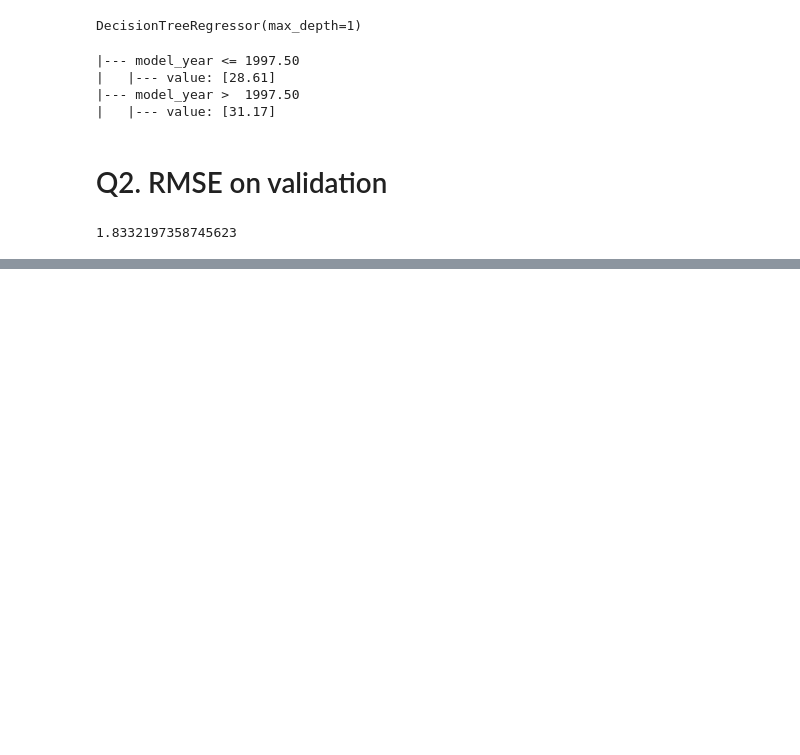
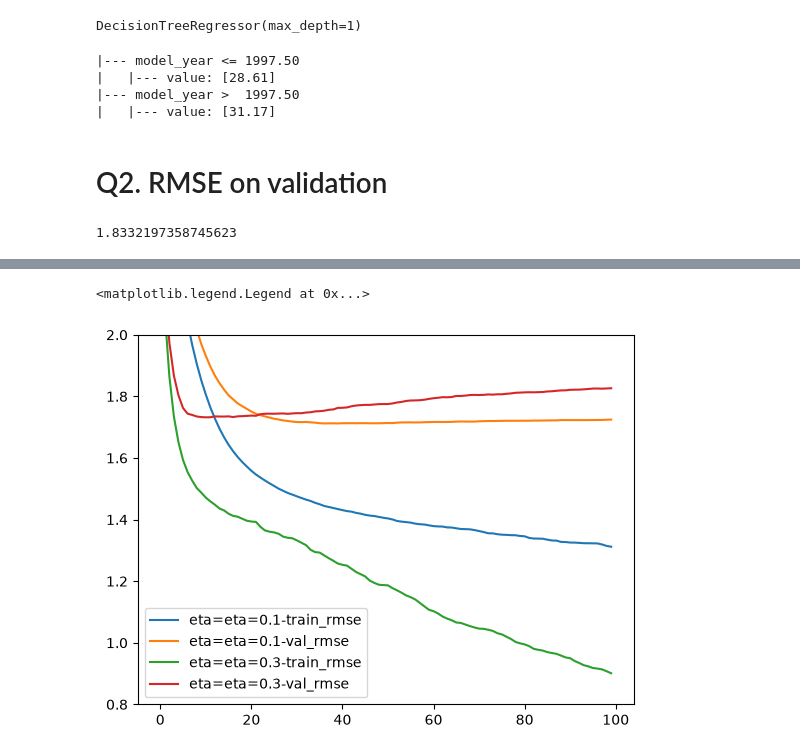
Before and after one commit to GustavoRusso/ml-zoomcamp-homework, a Jupyter notebook: 06-trees/06-trees-lectures-hw.ipynb, the cells around one changed output, grey strips where cells are left out. Drawn from its saved outputs; the diff is of its cells as text; code cells hidden in the pictures; blank space fills up the shorter version.

```diff
--- a/06-trees/06-trees-lectures-hw.ipynb
+++ b/06-trees/06-trees-lectures-hw.ipynb
@@ -164,0 +167,16 @@ RMSE_val
+# %%
+#let's experiment with the n_estimators parameter
+# Try these values of this parameter: [10, 50, 100, 150].
+# Set random_state to 1.
+# Evaluate the model on the validation dataset
+
+scores = []
+
+for n in [10, 50, 100, 150]:
+    rf = RandomForestRegressor(n_estimators=n, random_state=1, n_jobs=-1)
+    rf.fit(X_train, y_train)
+    y_pred = rf.predict(X_val)
+    RMSE_val = root_mean_squared_error(y_val, y_pred)
+    scores.append((n, RMSE_val))
+
+scores
@@ -164,0 +242,16 @@ RMSE_val
+# %%
+# Train the model with these parameters:
+#   n_estimators=10,
+#   max_depth=20,
+#   random_state=1,
+#   n_jobs=-1 (optional)
+
+rf = RandomForestRegressor(n_estimators=10, max_depth=20, random_state=1, n_jobs=-1)
+rf.fit(X_train, y_train)
+
+df_importances = pd.DataFrame({
+    'feature': dv.get_feature_names_out(),
+    'importance': rf.feature_importances_
+}).sort_values('importance', ascending=False)
+
+df_importances
@@ -164,0 +343,11 @@ RMSE_val
+# %%
+from matplotlib import pyplot as plt
+for key, df_score in xgb_scores.items():
+    plt.plot(df_score.num_iter, df_score.train_rmse, label=f'eta={key}-train_rmse')
+    plt.plot(df_score.num_iter, df_score.val_rmse, label=f'eta={key}-val_rmse')
+
+plt.ylim(0.8, 2)
+plt.legend()
+# %% [output]
+<matplotlib.legend.Legend at 0x...>
+[figure, added]
```
Also changed, not shown: parts of 9 cells of this notebook.
